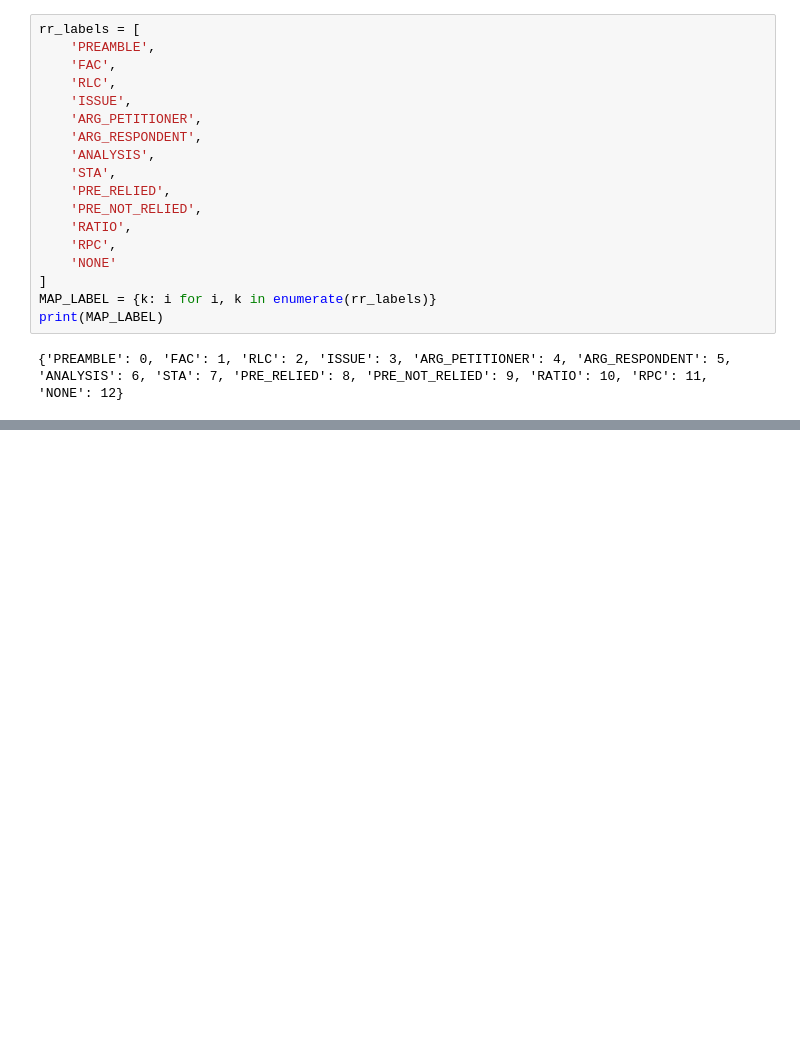
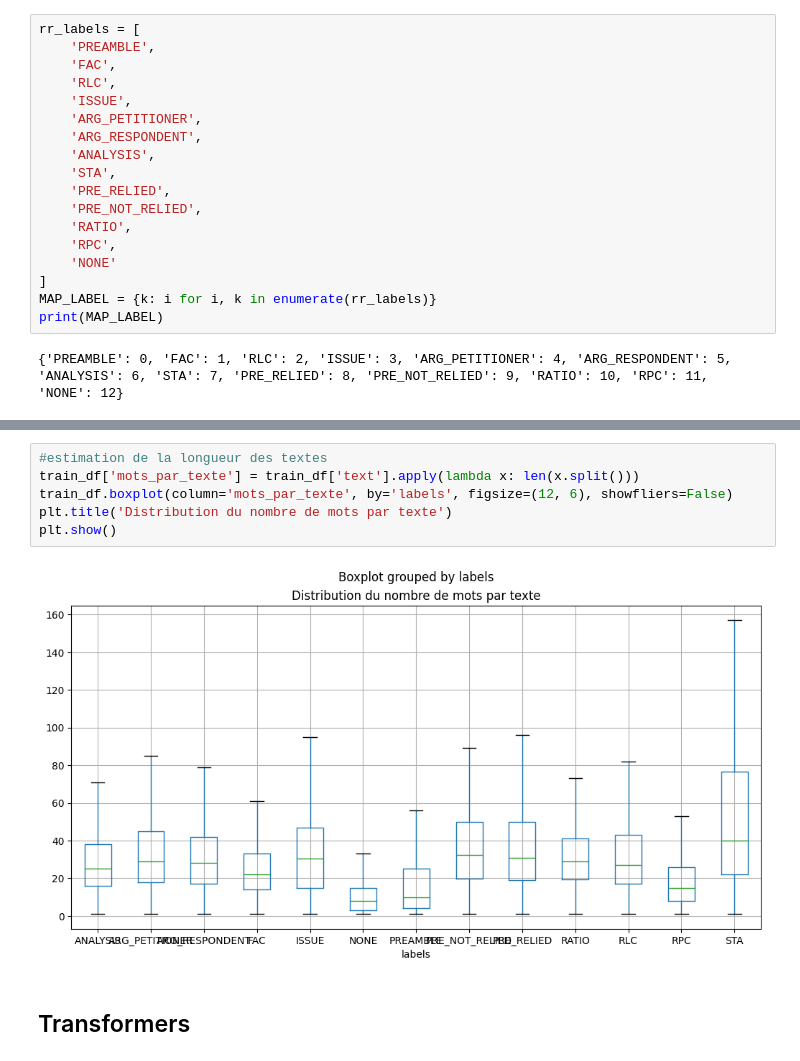
Before and after one commit to MangoHiller/Projet_SemEval2023_ATAL, a Jupyter notebook: LegalEval_Transformers.ipynb, the cells around one changed output, grey strips where cells are left out. Cells and saved outputs as stored; diff of their text form; blank space fills up the shorter version.

```diff
--- a/LegalEval_Transformers.ipynb
+++ b/LegalEval_Transformers.ipynb
@@ -271,0 +117,10 @@ trainer = Trainer(
+# %%
+#estimation de la longueur des textes
+train_df['mots_par_texte'] = train_df['text'].apply(lambda x: len(x.split()))
+train_df.boxplot(column='mots_par_texte', by='labels', figsize=(12, 6), showfliers=False)
+plt.title('Distribution du nombre de mots par texte')
+plt.show()
+# %% [output]
+[figure, added]
+# %% [markdown]
+## Transformers
```
Also changed, not shown: parts of 55 cells of this notebook, 1 other file.
